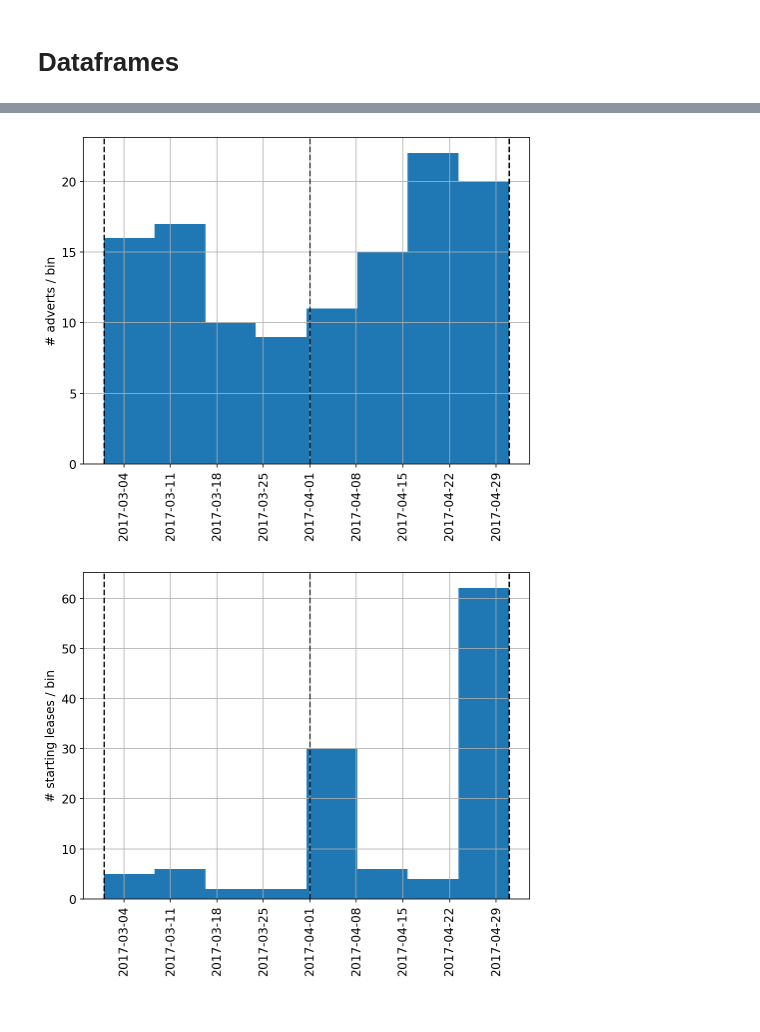
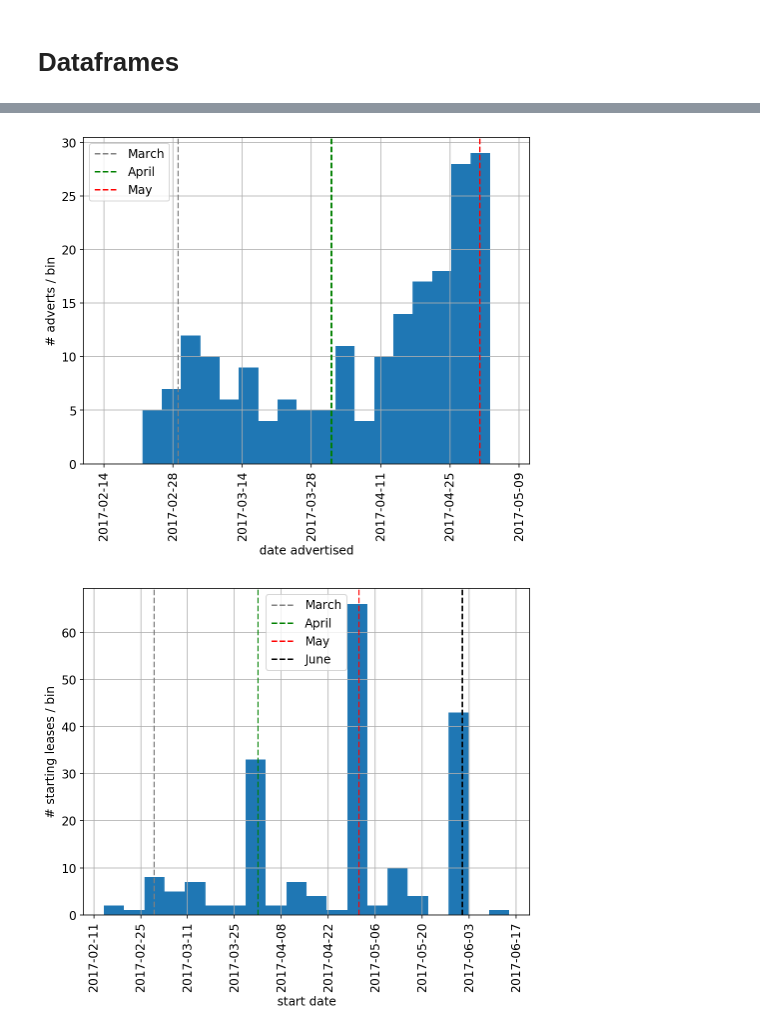
Before and after one commit to raggleton/Hamburg_house_prices, a Jupyter notebook: Hamburg flat scraping.ipynb, the cells around one changed output, grey strips where cells are left out. Drawn from its saved outputs; the diff is of its cells as text; code cells hidden in the pictures.

```diff
--- a/Hamburg flat scraping.ipynb
+++ b/Hamburg flat scraping.ipynb
@@ -134,7 +143,7 @@ def get_details_dict(panel):
         total_num_persons = int(num_persons_match[1])
 
     num_females, num_males = 0, 0
-    male_female_pattern = re.compile(r'([0-9]+) Frau(?:en)? und ([0-9]+) Männer',  flags=re.I)
+    male_female_pattern = re.compile(r'([0-9]+) Frau(?:en)? und ([0-9]+) M[aä]nn',  flags=re.I|re.U)
     genders_match = male_female_pattern.search(details_text)
     if genders_match:
         num_females, num_males = int(genders_match[1]), int(genders_match[2])
@@ -217,6 +226,7 @@ def get_features_dict(panel):
     features_dict['washing_machine'] = _find_keyword('waschmaschine')
     features_dict['dishwasher'] = _find_keyword('spülmaschine')
     features_dict['cellar'] = _find_keyword('keller')
+    features_dict['garden'] = _find_keyword('garten')
 
     features_dict['transport_distance'] = -1
     for x in flist:
@@ -237,7 +248,7 @@ get_features_dict(panel_features)
  'washing_machine': True}
 # %%
 def check_ad_useful(soup):
-    return "der Inserent hat bereits genug Anfragen erhalten" not in soup.text or "Anzeige nicht vorhanden" not in soup.text
+    return not("der Inserent hat bereits genug Anfragen erhalten" in soup.text or "Anzeige nicht vorhanden" in soup.text)
 # %%
 def extract_ad_info_from_soup(ad_soup):
     panels = ad_soup.find_all("div", "panel-body")
@@ -245,6 +256,8 @@ def extract_ad_info_from_soup(ad_soup):
         info_panel = panels[0]
 
         ad_dict = dict()
+        ad_dict['latitude'], ad_dict['longitude'] = get_coords(ad_soup)
+
 #         ad_dict = {'title': ad_soup.title.text}
         ad_dict.update(get_price_dict(info_panel))
         ad_dict.update(get_address_dict(info_panel))
@@ -786,16 +821,22 @@ plt.axvline('2017-05-01', c='black', linestyle='dashed');
 # %%
-df.date_advertised.hist(bins=8, xrot=90, range=['2017-03-01', '2017-05-01']);
+df.date_advertised.hist(bins=21, xrot=90, range=['2017-02-14', '2017-05-07']);
 plt.ylabel('# adverts / bin')
-plt.axvline('2017-03-01', c='black', linestyle='dashed');
-plt.axvline('2017-04-01', c='black', linestyle='dashed');
-plt.axvline('2017-05-01', c='black', linestyle='dashed');
+plt.axvline('2017-03-01', c='grey', linestyle='dashed', label='March');
+plt.axvline('2017-04-01', c='green', linestyle='dashed', label='April');
+plt.axvline('2017-05-01', c='red', linestyle='dashed', label='May');
+# plt.axvline('2017-06-01', c='black', linestyle='dashed', label='June');
+plt.xlabel("date advertised")
+plt.legend();
 # %% [output]
-[figure, old version]
+[figure, new version]
 # %%
-df.start_date.hist(bins=8, xrot=90, range=['2017-03-01', '2017-05-01']);
+df.start_date.hist(bins=20, xrot=90, range=['2017-02-14', '2017-06-15']);
 plt.ylabel('# starting leases / bin')
-plt.axvline('2017-03-01', c='black', linestyle='dashed');
-plt.axvline('2017-04-01', c='black', linestyle='dashed');
-plt.axvline('2017-05-01', c='black', linestyle='dashed');
+plt.axvline('2017-03-01', c='grey', linestyle='dashed', label='March');
+plt.axvline('2017-04-01', c='green', linestyle='dashed', label='April');
+plt.axvline('2017-05-01', c='red', linestyle='dashed', label='May');
+plt.axvline('2017-06-01', c='black', linestyle='dashed', label='June');
+plt.xlabel("start date");
+plt.legend();
 # %% [output]
-[figure, old version]
+[figure, new version]
```
Also changed, not shown: parts of 103 cells of this notebook.
